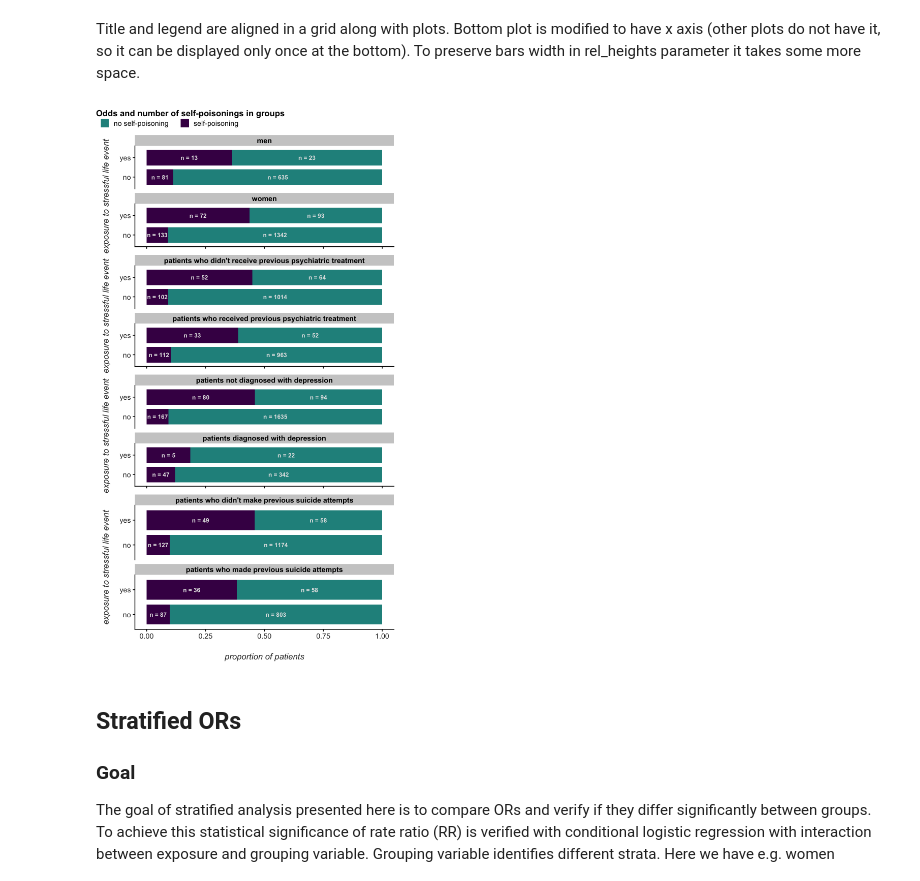
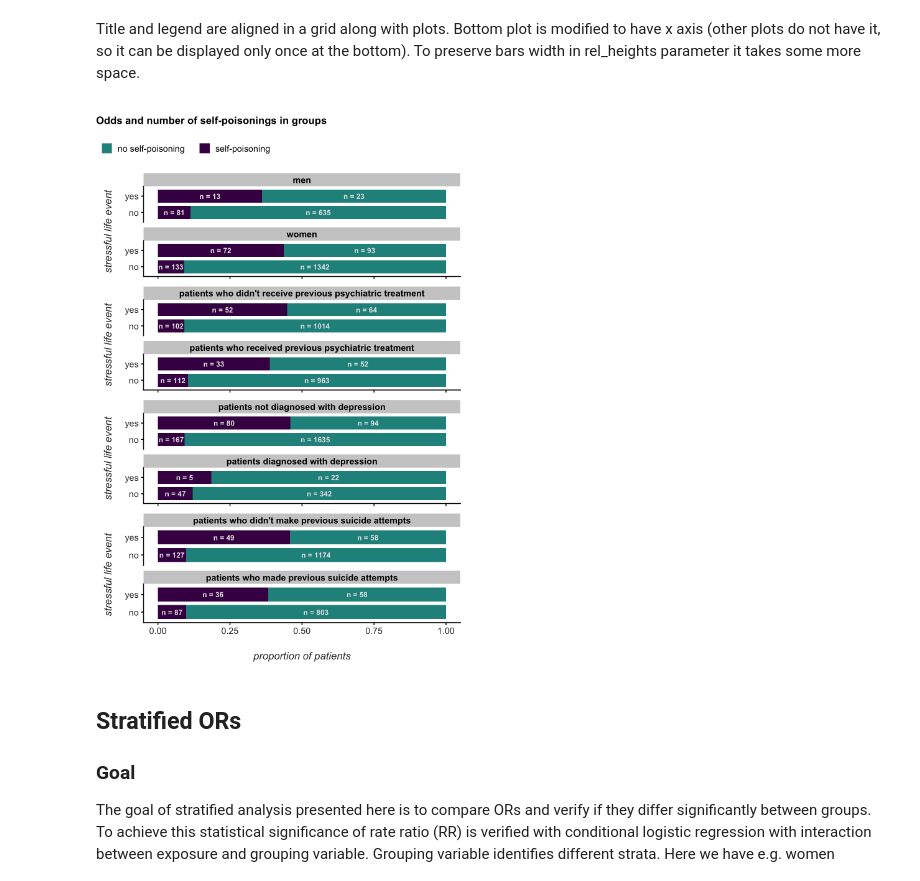
Before and after one commit to odmina/stratified, a Jupyter notebook: stratified.ipynb, the cells around one changed output. Saved outputs shown, nothing was run; the diff lists cells and outputs as text; code cells hidden in the pictures.

Commit message:
minor corrections: language, plots display

```diff
--- a/stratified.ipynb
+++ b/stratified.ipynb
@@ -276,7 +274,8 @@ plots_for_grid <- function(plot) {
           axis.title.x = element_blank(),
           axis.text.x = element_blank()
          ) +
-    labs(title = element_blank())
+    labs(title = element_blank(),
+      x = "stressful life event")
   return(new_plot)
 }
 # %% [markdown]
@@ -315,21 +314,22 @@ title <- ggdraw() +
 # %% [markdown]
 Title and legend are aligned in a grid along with plots. Bottom plot is modified to have x axis (other plots do not have it, so it can be displayed only once at the bottom). To preserve bars width in rel_heights parameter it takes some more space.
 # %%
-options(repr.plot.width = 6, repr.plot.height = 11)
+options(repr.plot.width = 6, repr.plot.height = 9)
 plot_grid(title,
   legend,
   plot_women,
   plot_psychiatric_history,
   plot_depression,
   plot_attempts +
     theme(axis.text.x = element_text(),
       plot.margin = margin(l = 20, r = 10, t = 0, b = 20),
       axis.title.x = element_text()),
   ncol = 1,
-  rel_heights = c(0.2, 0.1, 1.5, 1.5, 1.5, 2.2)
+  rel_heights = c(0.4, 0.4, 1.5, 1.5, 1.5, 2.1)
   )
+options(repr.plot.width = 7, repr.plot.height = 5)
 # %% [output]
-[figure, old version]
+[figure, new version]
 # %% [markdown]
 ## Stratified ORs
 
```
Also changed, not shown: parts of 3 cells of this notebook, 1 other file.
